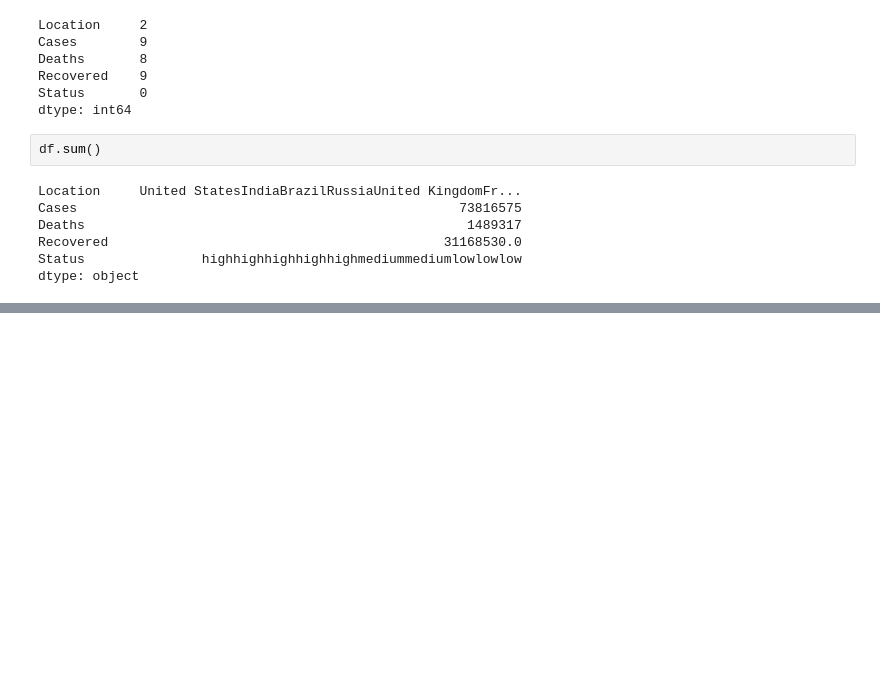
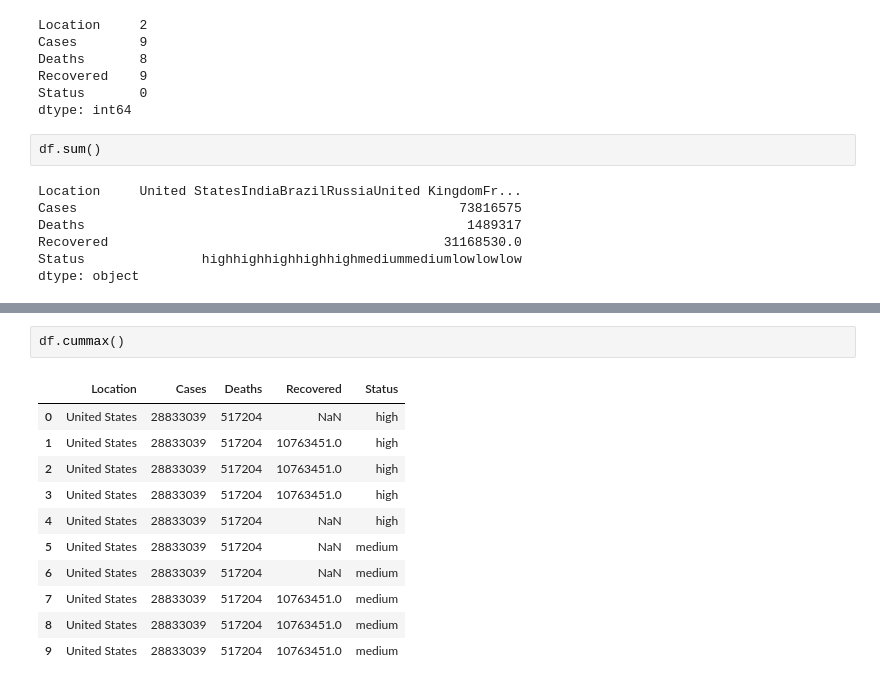
Before and after one commit to Sulphite05/MachineLearning, a Jupyter notebook: lab2.ipynb, the cells around one changed output, grey strips where cells are left out. Drawn from its saved outputs; the diff is of its cells as text; blank space fills up the shorter version.

```diff
--- a/lab2.ipynb
+++ b/lab2.ipynb
@@ -484,0 +515,14 @@ dtype: object
+# %%
+df.cummax()
+# %% [output]
+|  | Location | Cases | Deaths | Recovered | Status |
+| 0 | United States | 28833039 | 517204 | NaN | high |
+| 1 | United States | 28833039 | 517204 | 10763451.0 | high |
+| 2 | United States | 28833039 | 517204 | 10763451.0 | high |
+| 3 | United States | 28833039 | 517204 | 10763451.0 | high |
+| 4 | United States | 28833039 | 517204 | NaN | high |
+| 5 | United States | 28833039 | 517204 | NaN | medium |
+| 6 | United States | 28833039 | 517204 | NaN | medium |
+| 7 | United States | 28833039 | 517204 | 10763451.0 | medium |
+| 8 | United States | 28833039 | 517204 | 10763451.0 | medium |
+| 9 | United States | 28833039 | 517204 | 10763451.0 | medium |
```
Also changed, not shown: parts of 12 cells of this notebook.
